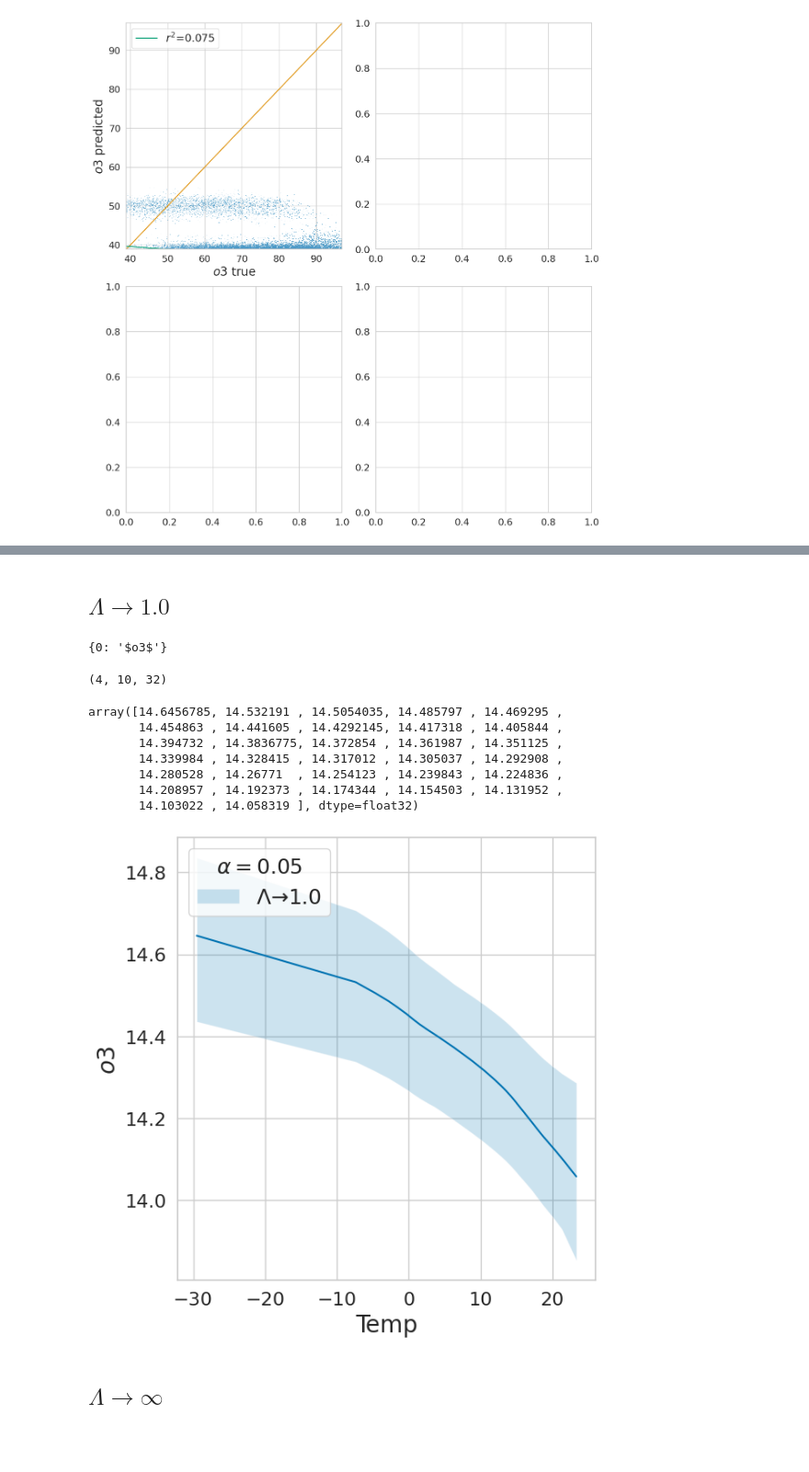
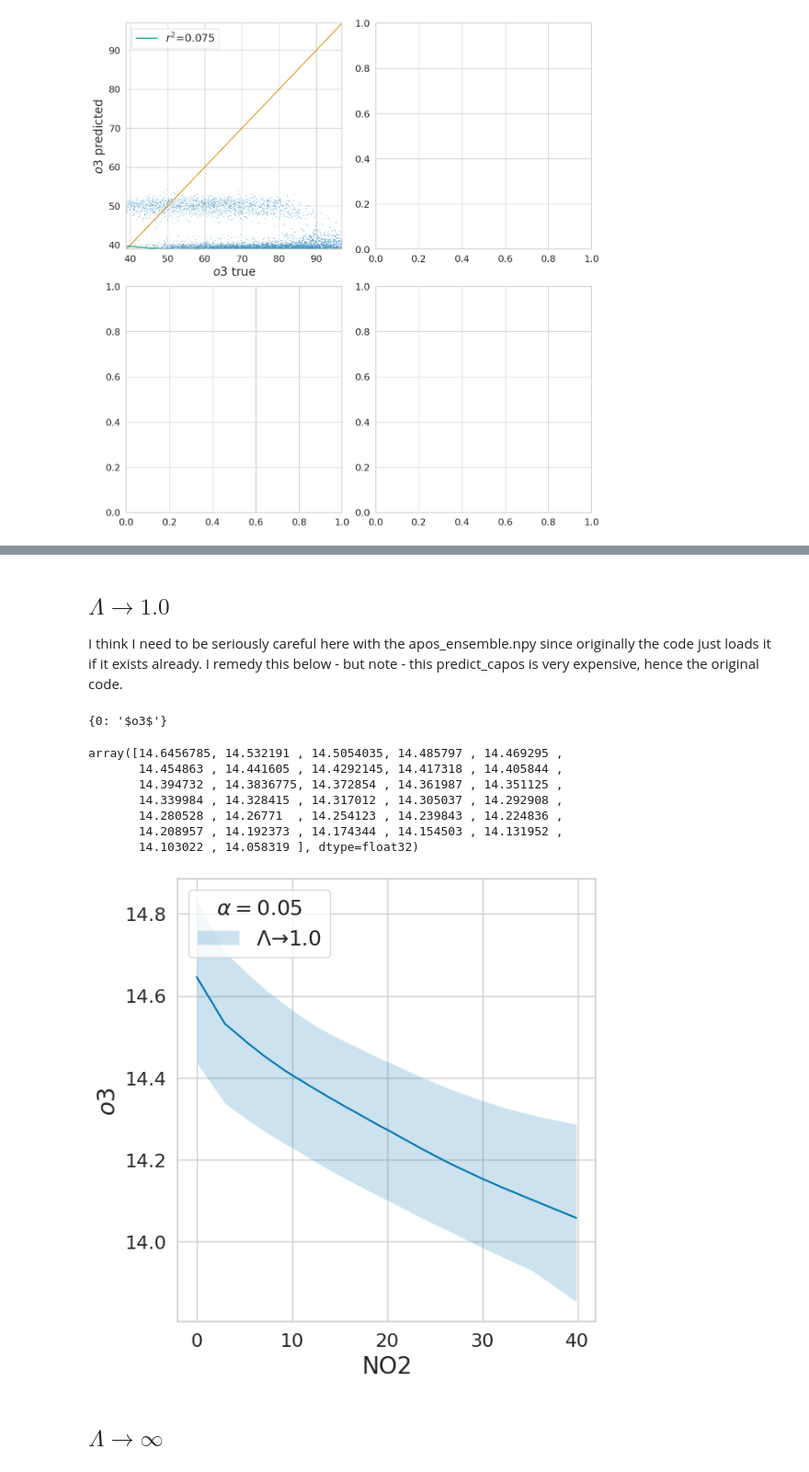
Before and after one commit to shmh40/overcast, a Jupyter notebook: examples/aci/transformer/evaluate_toar_edit.ipynb, the cells around one changed output, grey strips where cells are left out. Shown at 92% size. Cells and saved outputs as stored; diff of their text form; code cells hidden in the pictures; blank space fills up the shorter version.

Commit message:
nice work on eval of the method for TOAR

```diff
--- a/examples/aci/transformer/evaluate_toar_edit.ipynb
+++ b/examples/aci/transformer/evaluate_toar_edit.ipynb
@@ -45,8 +47,8 @@ TARGET_KEYS = {
 # %%
 # these are going to change somewhat...but to what!
 
-experiment_dir = Path("/home/jovyan/lustre_scratch/cas/packages/overcast/test_outputs/")
-experiment_dir = experiment_dir / "jasmin-daily_treatment-temp_covariates-press-u-v-pblheight-relhum-cloudcover_outcomes-o3_bins-1_bs-True"
+experiment_dir = Path("/home/jovyan/lustre_scratch/cas/overcast/test_outputs/")
+experiment_dir = experiment_dir / "jasmin-daily_treatment-no2_covariates-temp-press-u-v-relhum-cloudcover-pblheight_outcomes-o3_bins-1_bs-True"
 experiment_dir = experiment_dir / "appended-treatment-transformer"
 experiment_dir = experiment_dir / "dh-256_nco-24_nct-24_dp-3_nh-4_ns-0.01_bt-0.0_ln-False_dr-0.5_sn-0.0_lr-0.0002_bs-32_ep-500"
 config_path = experiment_dir / "config.json"
@@ -71,9 +73,9 @@ batch_size = config.get("batch_size")
 epochs = config.get("epochs")
 ensemble_size = config.get("ensemble_size")
 # %%
-config["ds_test"]["root"] = "../../../data/toar_reduced_data_timestamp_col.csv"
-config["ds_valid"]["root"] = "../../../data/toar_reduced_data_timestamp_col.csv"
-config["ds_train"]["root"] = "../../../data/toar_reduced_data_timestamp_col.csv"
+config["ds_test"]["root"] = "../../../data/toar_france_countries_timestamp_col_drop_no2_nans.csv"
+config["ds_valid"]["root"] = "../../../data/toar_france_countries_timestamp_col_drop_no2_nans.csv"
+config["ds_train"]["root"] = "../../../data/toar_france_countries_timestamp_col_drop_no2_nans.csv"
 ds = {
     "test": datasets.DATASETS.get(dataset_name)(**config.get("ds_test")),
     "valid": datasets.DATASETS.get(dataset_name)(**config.get("ds_valid")),
@@ -263,7 +268,9 @@ _ = ax1.legend(loc="upper left")
 # %%
 # looks good...
-# %% [markdown]
-## $\Lambda  \to 1.0$
+# %% [markdown]
+## $\Lambda  \to 1.0$
+
+I think I need to be seriously careful here with the apos_ensemble.npy since originally the code just loads it if it exists already. I remedy this below - but note - this predict_capos is very expensive, hence the original code.
 # %%
 treatments = np.concatenate(ds["train"].treatments, axis=0)
 treatments = ds["train"].treatments_xfm.inverse_transform(treatments)
@@ -271,26 +278,38 @@ treatments = np.quantile(
     treatments,
     q=np.arange(0, 1 + 1 / 32, 1 / 32),
 )[:-1]
+
+
 apos_ensemble_path = Path("apos_ensemble.npy")
-if not apos_ensemble_path.exists():
-    capos_ensemble = ensembles.predict_capos(
+
+capos_ensemble = ensembles.predict_capos(
         ensemble=ensemble,
         dataset=ds["test"],
         treatments=treatments,
         batch_size=1,
     )
-    apos_ensemble = capos_ensemble.mean(0)
-    np.save(apos_ensemble_path, apos_ensemble)
-else:
-    apos_ensemble = np.load(apos_ensemble_path)
+apos_ensemble = capos_ensemble.mean(0)
+np.save(apos_ensemble_path, apos_ensemble)
+
+
+# old if not else structure that generates the file if we don't have it, otherwise it just loads it in!
+#if not apos_ensemble_path.exists():
+#    capos_ensemble = ensembles.predict_capos(
+#        ensemble=ensemble,
+#        dataset=ds["test"],
+#        treatments=treatments,
+#        batch_size=1,
+#    )
+#    apos_ensemble = capos_ensemble.mean(0)
+#    np.save(apos_ensemble_path, apos_ensemble)
+#else:
+#    apos_ensemble = np.load(apos_ensemble_path)
 # %%
 TARGET_KEYS
 # %% [output]
 {0: '$o3$'}
 # %%
-apos_ensemble.shape
+apos_ensemble
-# %% [output]
-(4, 10, 32)
 # %%
 apos_ensemble[0].mean(0)
 # %% [output]
@@ -304,22 +323,22 @@ array([14.6456785, 14.532191 , 14.5054035, 14.485797 , 14.469295 ,
 # %%
 alpha = 0.05
 idx_outcome = 0
 _ = sns.lineplot(x=treatments, y=apos_ensemble[idx_outcome].mean(0))
 _ = plt.fill_between(
     x=treatments,
     y1=np.quantile(apos_ensemble[idx_outcome], 1 - alpha / 2, axis=0),
     y2=np.quantile(apos_ensemble[idx_outcome], alpha / 2, axis=0),
     alpha=0.2,
     label=r"$\Lambda \to 1.0 $",
 )
 _ = plt.legend(
     title=r"$\alpha=$" + f"{alpha}",
     loc="upper left",
 )
 _ = plt.ylabel(TARGET_KEYS[idx_outcome])
-_ = plt.xlabel("Temp")
+_ = plt.xlabel("NO2")
 # %% [output]
-[figure, old version]
+[figure, new version]
 # %% [markdown]
 ## $\Lambda \to \infty$
 # %%
```
Also changed, not shown: parts of 51 cells of this notebook, 1 other file.
